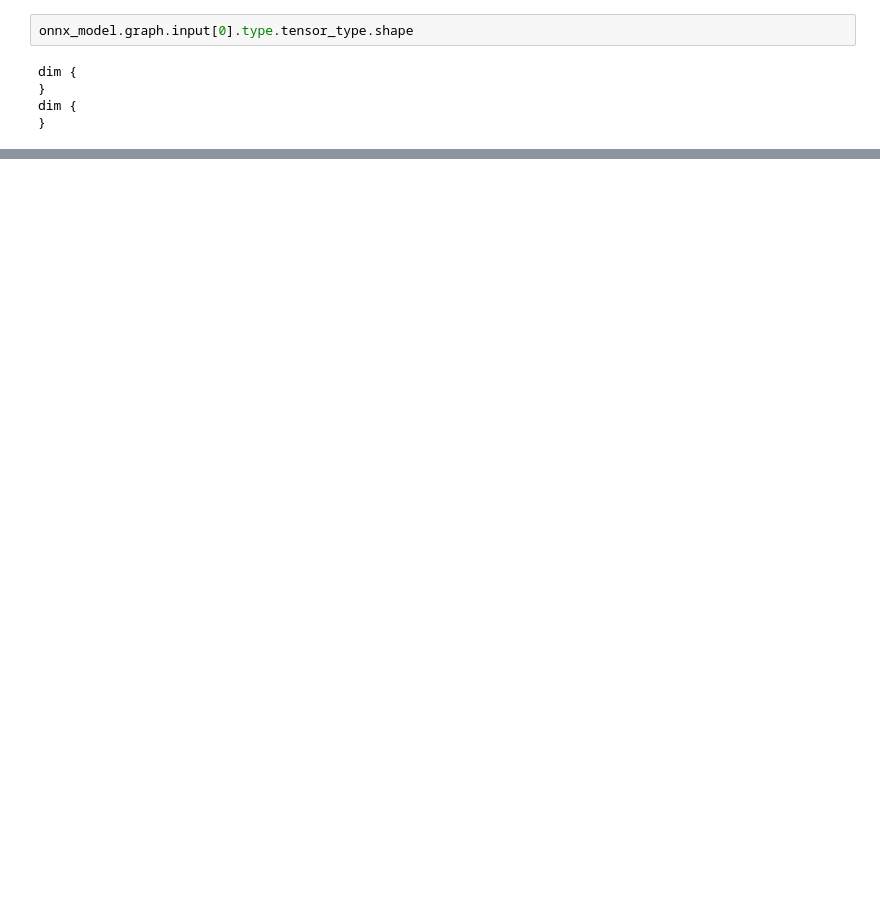
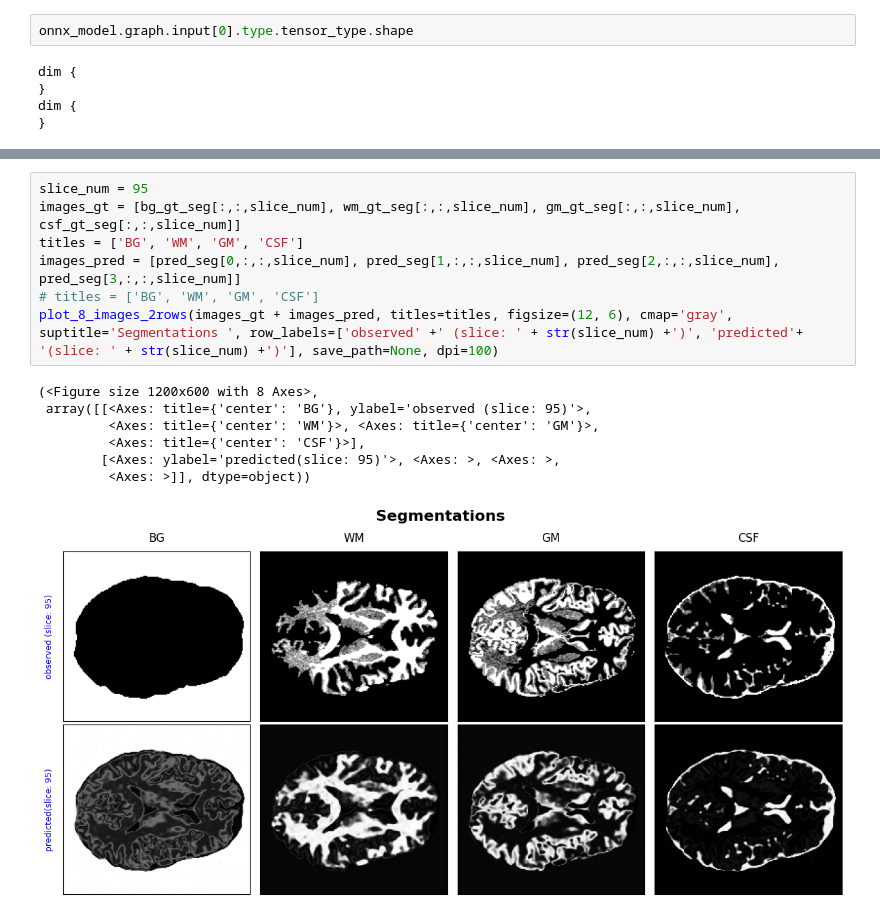
Before and after one commit to pranav-ind/hulfsynth, a Jupyter notebook: inference2.ipynb, the cells around one changed output, grey strips where cells are left out. Saved outputs shown, nothing was run; the diff lists cells and outputs as text; blank space fills up the shorter version.

```diff
--- a/inference2.ipynb
+++ b/inference2.ipynb
@@ -165,0 +283,15 @@ plt.gca().invert_yaxis()
+# %%
+slice_num = 95
+images_gt = [bg_gt_seg[:,:,slice_num], wm_gt_seg[:,:,slice_num], gm_gt_seg[:,:,slice_num], csf_gt_seg[:,:,slice_num]]
+titles = ['BG', 'WM', 'GM', 'CSF']
+images_pred = [pred_seg[0,:,:,slice_num], pred_seg[1,:,:,slice_num], pred_seg[2,:,:,slice_num], pred_seg[3,:,:,slice_num]]
+# titles = ['BG', 'WM', 'GM', 'CSF']
+plot_8_images_2rows(images_gt + images_pred, titles=titles, figsize=(12, 6), cmap='gray', suptitle='Segmentations ', row_labels=['observed' +' (slice: ' + str(slice_num) +')', 'predicted'+ '(slice: ' + str(slice_num) +')'], save_path=None, dpi=100)
+# %% [output]
+(<Figure size 1200x600 with 8 Axes>,
+ array([[<Axes: title={'center': 'BG'}, ylabel='observed (slice: 95)'>,
+         <Axes: title={'center': 'WM'}>, <Axes: title={'center': 'GM'}>,
+         <Axes: title={'center': 'CSF'}>],
+        [<Axes: ylabel='predicted(slice: 95)'>, <Axes: >, <Axes: >,
+         <Axes: >]], dtype=object))
+[figure, added]
```
Also changed, not shown: parts of 14 cells of this notebook, 4 other files.
